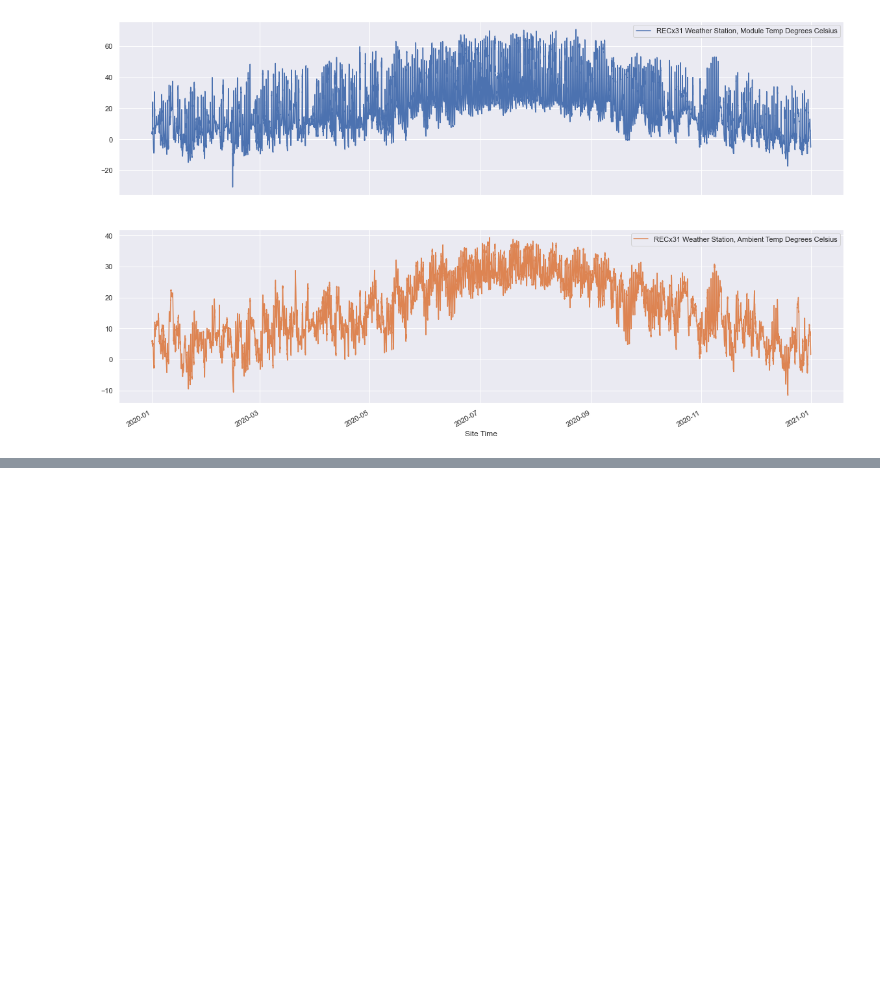
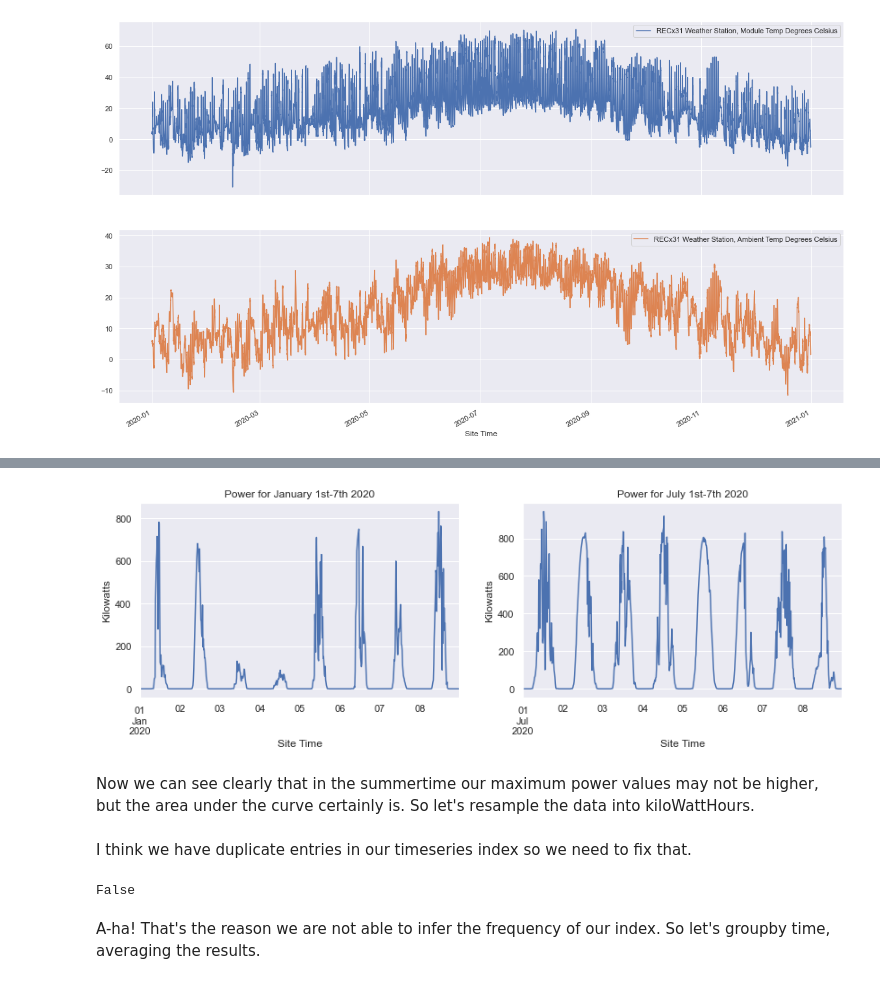
Before and after one commit to ruthcaswellsmith/Capstone---Solar-Energy, a Jupyter notebook: notebooks/Solar - Data Wrangling.ipynb, the cells around one changed output, grey strips where cells are left out. Cells and saved outputs as stored; diff of their text form; code cells hidden in the pictures; blank space fills up the shorter version.

```diff
--- a/notebooks/Solar - Data Wrangling.ipynb
+++ b/notebooks/Solar - Data Wrangling.ipynb
@@ -79,0 +86,22 @@ Now we see the daily variation
+# %%
+fig, (ax1, ax2) = plt.subplots(1, 2, figsize=(14,4))
+_ = plt.subplot(1,2,1)
+df.loc['2020-01-01':'2020-01-08','Shark Meter, KWtotal Kilowatts'].plot()
+_ = plt.title('Power for January 1st-7th 2020')
+_ = plt.ylabel('Kilowatts')
+_ = plt.subplot(1,2,2)
+df.loc['2020-07-01':'2020-07-08','Shark Meter, KWtotal Kilowatts'].plot()
+_ = plt.title('Power for July 1st-7th 2020')
+_ = plt.ylabel('Kilowatts')
+# %% [output]
+[figure, added]
+# %% [markdown]
+Now we can see clearly that in the summertime our maximum power values may not be higher, but the area under the curve certainly is.  So let's resample the data into kiloWattHours.
+# %% [markdown]
+I think we have duplicate entries in our timeseries index so we need to fix that.
+# %%
+df.index.is_unique
+# %% [output]
+False
+# %% [markdown]
+A-ha!  That's the reason we are not able to infer the frequency of our index.  So let's groupby time, averaging the results.
```
Also changed, not shown: parts of 14 cells of this notebook.
